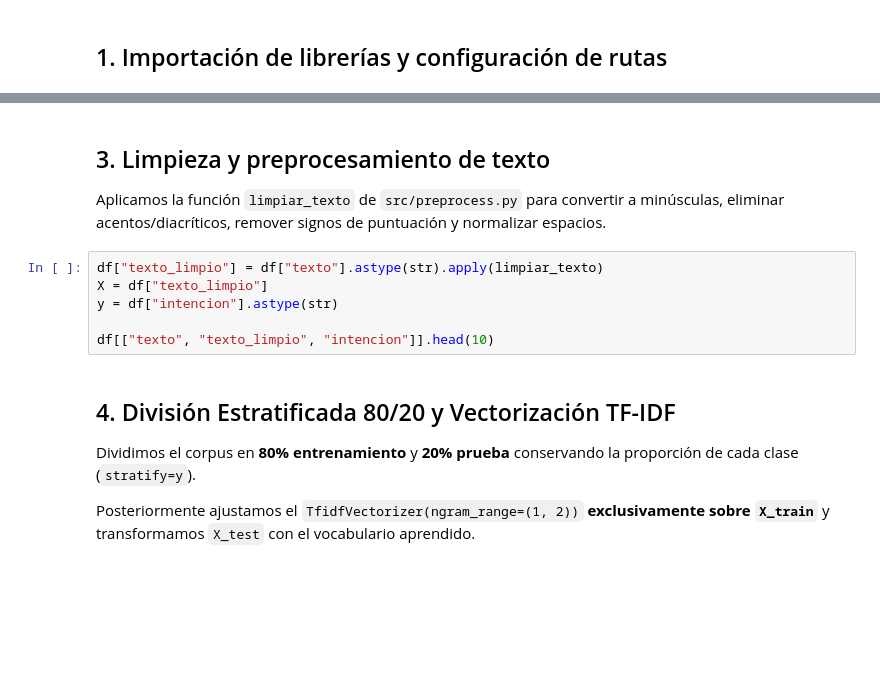
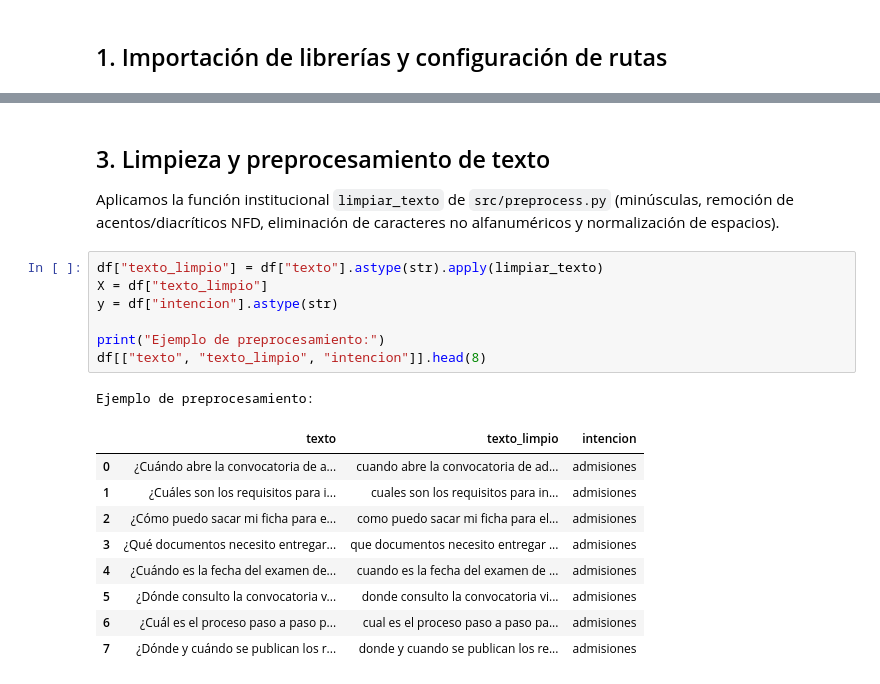
Before and after one commit to AndresGlzLeon/Tarea-especial2, a Jupyter notebook: notebooks/entrenamiento_evaluacion.ipynb, the cells around one changed output, grey strips where cells are left out. Cells and saved outputs as stored; diff of their text form; blank space fills up the shorter version.

Commit message:
Fase 4 y 5 completadas, actualizacion del corpus

```diff
--- a/notebooks/entrenamiento_evaluacion.ipynb
+++ b/notebooks/entrenamiento_evaluacion.ipynb
@@ -78,16 +117,22 @@ df.head()
 # %% [markdown]
 ## 3. Limpieza y preprocesamiento de texto
 
-Aplicamos la función `limpiar_texto` de `src/preprocess.py` para convertir a minúsculas, eliminar acentos/diacríticos, remover signos de puntuación y normalizar espacios.
+Aplicamos la función institucional `limpiar_texto` de `src/preprocess.py` (minúsculas, remoción de acentos/diacríticos NFD, eliminación de caracteres no alfanuméricos y normalización de espacios).
 # %%
 df["texto_limpio"] = df["texto"].astype(str).apply(limpiar_texto)
 X = df["texto_limpio"]
 y = df["intencion"].astype(str)
 
-df[["texto", "texto_limpio", "intencion"]].head(10)
+print("Ejemplo de preprocesamiento:")
+df[["texto", "texto_limpio", "intencion"]].head(8)
+# %% [output]
+Ejemplo de preprocesamiento:
+|  | texto | texto_limpio | intencion |
+| 0 | ¿Cuándo abre la convocatoria de a... | cuando abre la convocatoria de ad... | admisiones |
+| 1 | ¿Cuáles son los requisitos para i... | cuales son los requisitos para in... | admisiones |
+| 2 | ¿Cómo puedo sacar mi ficha para e... | como puedo sacar mi ficha para el... | admisiones |
+| 3 | ¿Qué documentos necesito entregar... | que documentos necesito entregar ... | admisiones |
+| 4 | ¿Cuándo es la fecha del examen de... | cuando es la fecha del examen de ... | admisiones |
+| 5 | ¿Dónde consulto la convocatoria v... | donde consulto la convocatoria vi... | admisiones |
+| 6 | ¿Cuál es el proceso paso a paso p... | cual es el proceso paso a paso pa... | admisiones |
+| 7 | ¿Dónde y cuándo se publican los r... | donde y cuando se publican los re... | admisiones |
-# %% [markdown]
-## 4. División Estratificada 80/20 y Vectorización TF-IDF
-
-Dividimos el corpus en **80% entrenamiento** y **20% prueba** conservando la proporción de cada clase (`stratify=y`).
-
-Posteriormente ajustamos el `TfidfVectorizer(ngram_range=(1, 2))` **exclusivamente sobre `X_train`** y transformamos `X_test` con el vocabulario aprendido.
```
Also changed, not shown: parts of 21 cells of this notebook, 15 other files.
